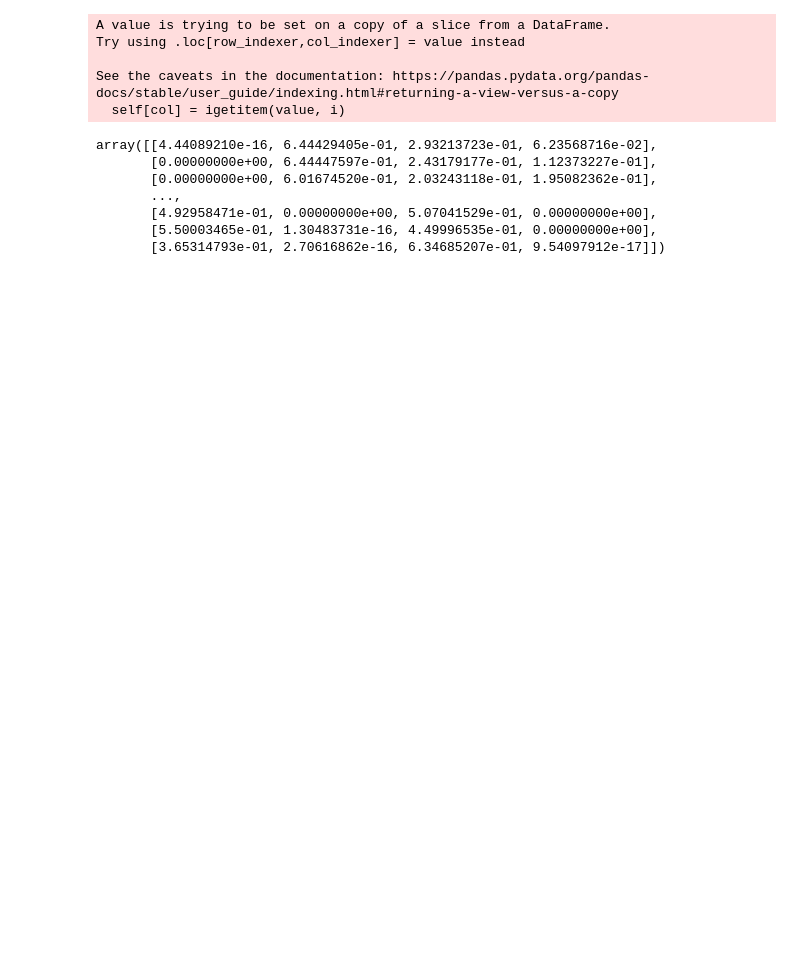
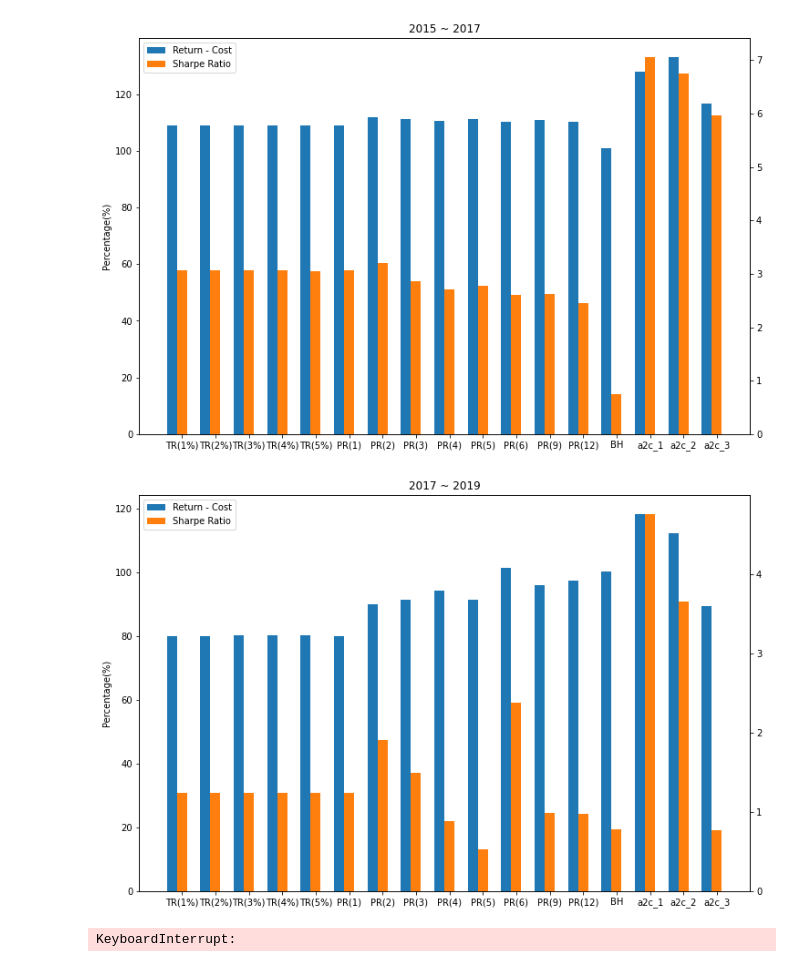
Before and after one commit to XGungo/AutoRebalanceRL, a Jupyter notebook: convex.ipynb, the cells around one changed output. Saved outputs shown, nothing was run; the diff lists cells and outputs as text; code cells hidden in the pictures; blank space fills up the shorter version.

```diff
--- a/convex.ipynb
+++ b/convex.ipynb
@@ -47,4 +35,24 @@ TypeError: Field elements must be 2- or 3-tuples, got ''dt.''
+# %%
+for file in ['2015-10-29_2017-10-29_results.csv', '2017-10-29_2019-10-29_results.csv']:
+    df = pd.read_csv(file)
+    fig, ax1 = plt.subplots(figsize=(12,8))
+    plt.title(f"{file[:4]} ~ {file[11:15]}")
+    plt.ylabel('Percentage(%)')
+    left = np.arange(1, len(df)+1)
+    label = df.model
+    h1 = ax1.bar(left-0.3, df['return']-df['cost'], width=0.3, tick_label=label,align='center',color='tab:blue', label='123')
+    ax2 = ax1.twinx()
+    h2 = ax2.bar(left, df['sharpe']*100, width=0.3, tick_label=label,align='center', color='tab:orange')
+    plt.legend([h1, h2], ['Return - Cost', "Sharpe Ratio"])
+    plt.savefig(f'{file[:4]+file[11:15]}.png')
+# %% [output]
+[figure, added]
+[figure, added]
 # %%
+df = pd.read_csv("data/1990_2019_daily_data.csv", index_col='Dates')
+df.index = pd.to_datetime(df.index)
+df = df.sort_index()
+
 alpha = 1
 targets = []
 def utility(weights):
@@ -60,3 +68,5 @@ for idx, tick in enumerate(df.iloc[500:].iterrows()):
     bnds = [(0, 1)] * 4
     target_ratio = sp.optimize.minimize(utility, x0, method='SLSQP', bounds=bnds, constraints=cons)['x']
     targets.append(target_ratio)
+# %% [output]
+KeyboardInterrupt:
@@ -65,9 +72,0 @@ targets = np.array(targets)
-# %%
-new_df = df.iloc[500:]
-new_df[['tg1', 'tg2', 'tg3', 'tg4']] = targets
-# %% [output]
-A value is trying to be set on a copy of a slice from a DataFrame.
-Try using .loc[row_indexer,col_indexer] = value instead
-
-See the caveats in the documentation: https://pandas.pydata.org/pandas-docs/stable/user_guide/indexing.html#returning-a-view-versus-a-copy
-  self[col] = igetitem(value, i)
@@ -76,12 +73 @@ new_df.to_csv("data/1992_2019_daily_data_with_target.csv")
-# %%
-targets = new_df[['tg1', 'tg2', 'tg3', 'tg4']].to_numpy()
-targets
-# %% [output]
-array([[4.44089210e-16, 6.44429405e-01, 2.93213723e-01, 6.23568716e-02],
-       [0.00000000e+00, 6.44447597e-01, 2.43179177e-01, 1.12373227e-01],
-       [0.00000000e+00, 6.01674520e-01, 2.03243118e-01, 1.95082362e-01],
-       ...,
-       [4.92958471e-01, 0.00000000e+00, 5.07041529e-01, 0.00000000e+00],
-       [5.50003465e-01, 1.30483731e-16, 4.49996535e-01, 0.00000000e+00],
-       [3.65314793e-01, 2.70616862e-16, 6.34685207e-01, 9.54097912e-17]])
 # %%
```
Also changed, not shown: parts of 14 cells of this notebook, 18 other files.
